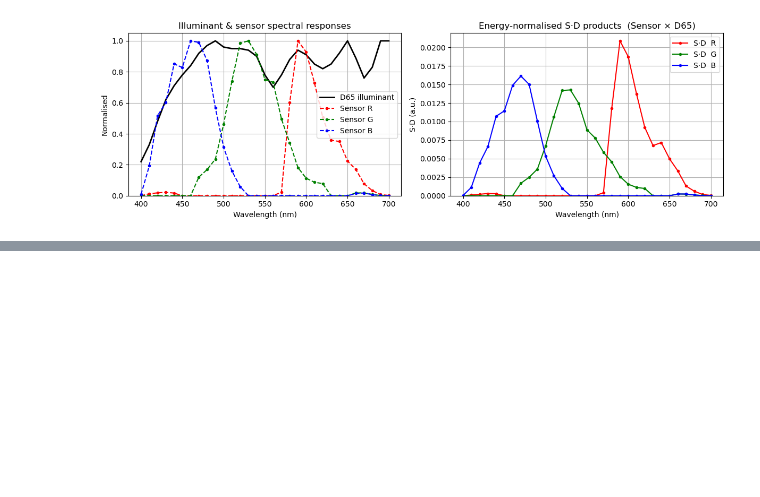
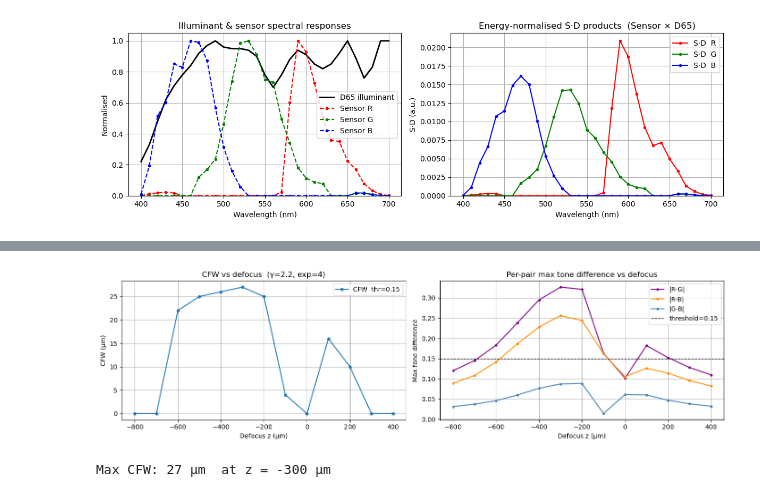
Before and after one commit to Leyangf/ColorFringeCalculation, a Jupyter notebook: examples/cfw_demo.ipynb, the cells around one changed output, grey strips where cells are left out. Drawn from its saved outputs; the diff is of its cells as text; code cells hidden in the pictures; blank space fills up the shorter version.

```diff
--- a/examples/cfw_demo.ipynb
+++ b/examples/cfw_demo.ipynb
@@ -67,7 +79,7 @@ sensor_map = {"R": prods["red"][:, 1],
 # %%
 # ──────────────────────────── Display constants ─────────────────────
 GAMMA_DEFAULT    = 2.2        # display gamma
-EXPOSURE_DEFAULT = 4.0        # tanh-curve slope
+EXPOSURE_DEFAULT = 1.0        # tanh-curve slope
 XRANGE           = 200         # half-width of x-scan window (µm)
 DEFOCUS_RANGE    = 700        # ±z sweep (µm)
 DEFOCUS_STEP     = 5          # slider step (µm)
@@ -77,7 +89,7 @@ IMG_HEIGHT = 60               # Plot 2 image height (px)
 
 # Colour-fringe detection threshold — pixel is "fringed" when any pair of
 # R/G/B channel responses differs by more than this value (0–1 scale).
-COLOR_DIFF_THRESHOLD = 0.2
+COLOR_DIFF_THRESHOLD = 0.15
 # %%
 # ───────────────────── Optional diagnostic plots ───────────────────
 # --- 1. CHL curve: paraxial vs RoRi (aperture-dependent) -----------
@@ -364,0 +472,22 @@ interactive(children=(SelectMultiple(description='Exposure', index=(0, 1, 2, 4),
+# %%
+# ── FFTPSF: CFW and per-pair max tone difference vs defocus ──────────────────
+fig, (ax1, ax2) = plt.subplots(1, 2, figsize=(14, 4))
+
+ax1.plot(_z_bake, _cfw_curve, "o-", ms=4, label=f"CFW  thr={_THR_FFTPSF}")
+ax1.set(title=f"CFW vs defocus  (γ={_GAMMA_BAKE}, exp={_EXPOSURE_BAKE})",
+        xlabel="Defocus z (µm)", ylabel="CFW (µm)")
+ax1.legend(); ax1.grid(True)
+
+for _pair, _col in [("R-G", "purple"), ("R-B", "darkorange"), ("G-B", "steelblue")]:
+    ax2.plot(_z_bake, _pair_diff[_pair], "o-", ms=3, color=_col, label=f"|{_pair}|")
+ax2.axhline(_THR_FFTPSF, color="k", ls="--", lw=1, label=f"threshold={_THR_FFTPSF}")
+ax2.set(title="Per-pair max tone difference vs defocus",
+        xlabel="Defocus z (µm)", ylabel="Max tone difference")
+ax2.legend(); ax2.grid(True)
+
+plt.tight_layout(); plt.show()
+
+print(f"Max CFW: {_cfw_curve.max()} µm  at z = {_z_bake[_cfw_curve.argmax()]:+.0f} µm")
+# %% [output]
+[figure, added]
+Max CFW: 27 µm  at z = -300 µm
```
Also changed, not shown: parts of 7 cells of this notebook, 2 other files.
